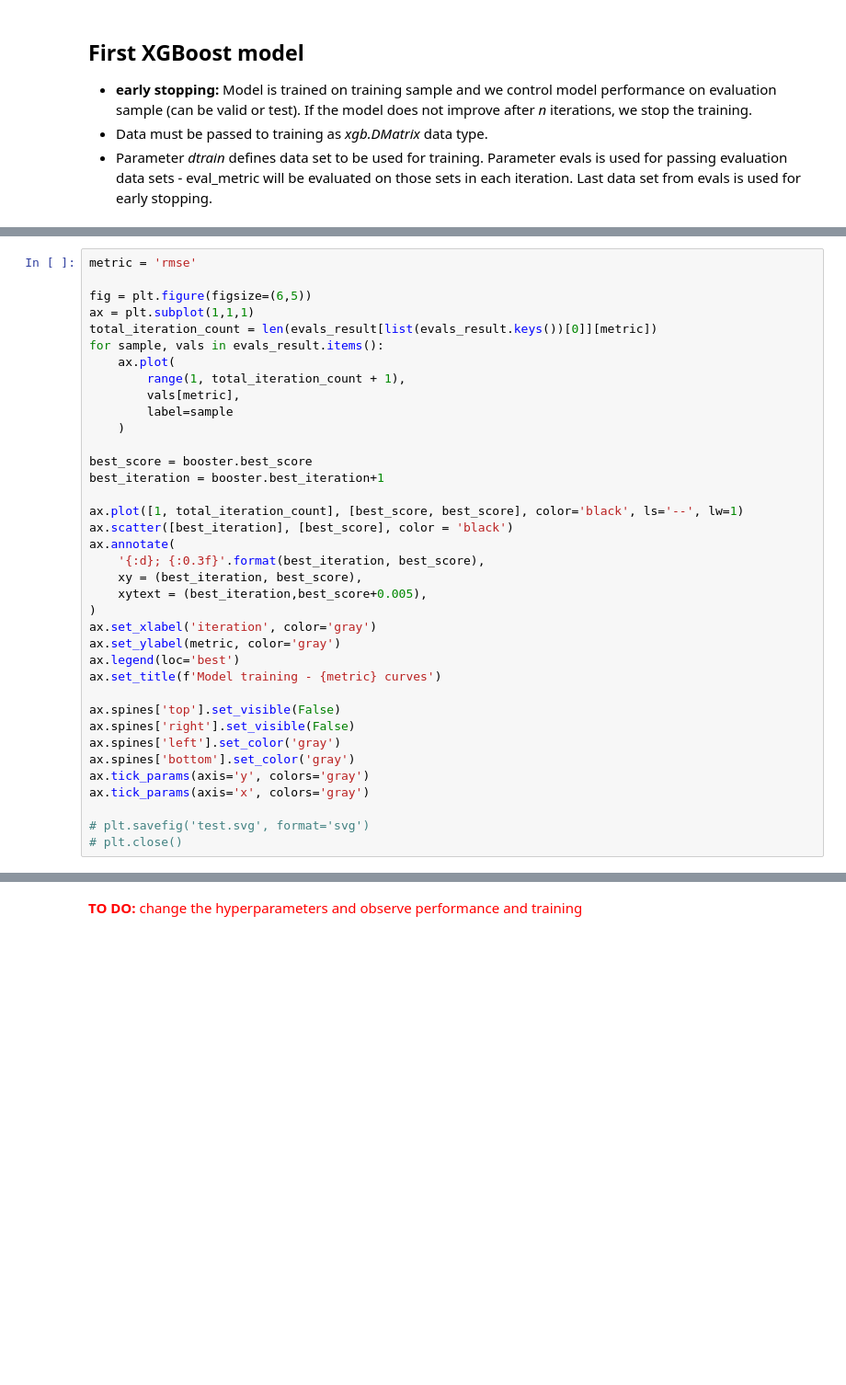
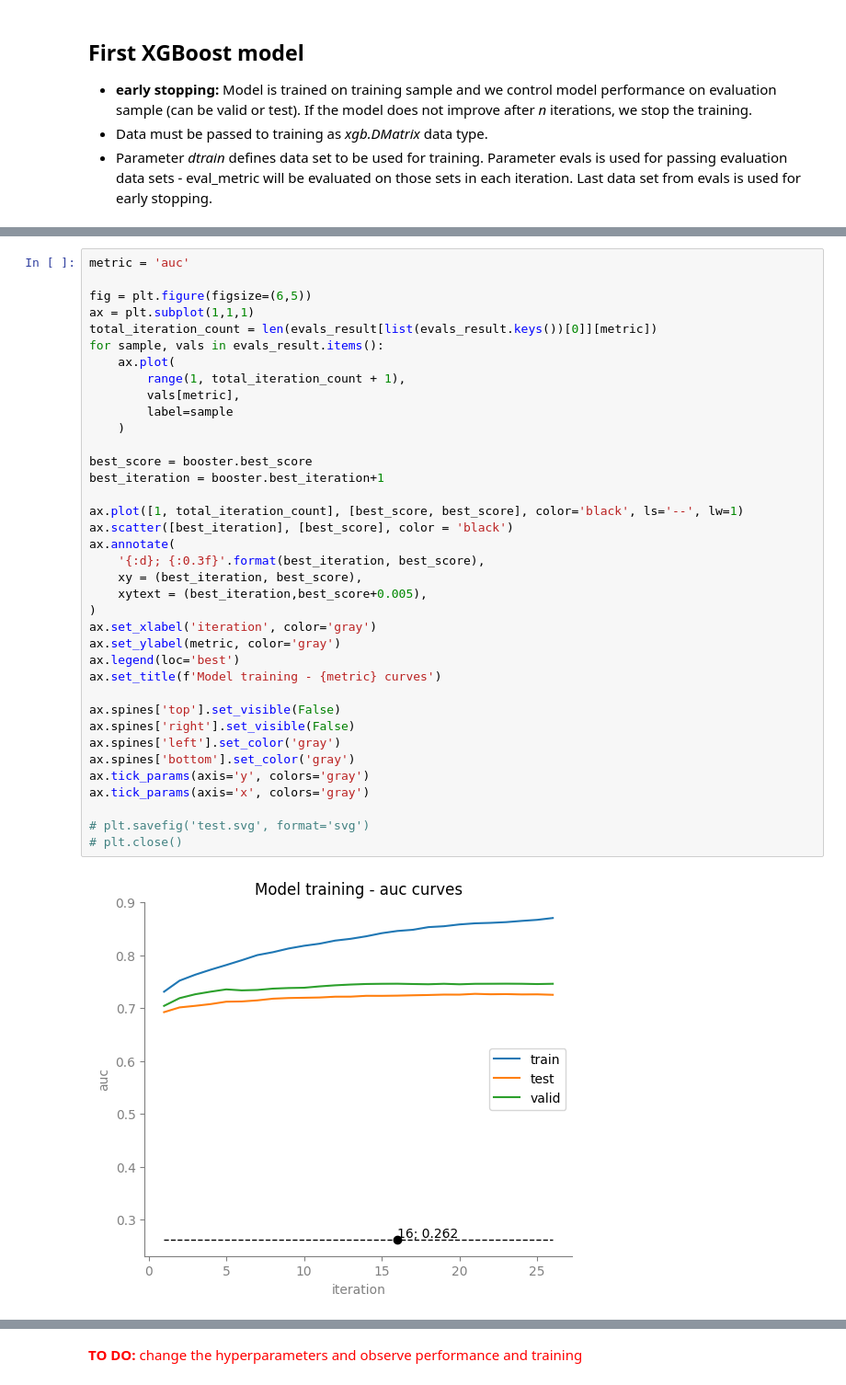
Before and after one commit to WerKz21/Data_Science_2, a Jupyter notebook: Practicals/04_decision_trees/xgboost.ipynb, the cells around one changed output, grey strips where cells are left out. Shown at 92% size. Saved outputs shown, nothing was run; the diff lists cells and outputs as text; blank space fills up the shorter version.

```diff
--- a/Practicals/04_decision_trees/xgboost.ipynb
+++ b/Practicals/04_decision_trees/xgboost.ipynb
@@ -314,5 +352,5 @@ booster = xgb.train(
 # %%
-metric = 'rmse'
+metric = 'auc'
 
 fig = plt.figure(figsize=(6,5))
 ax = plt.subplot(1,1,1)
@@ -321,33 +359,35 @@ for sample, vals in evals_result.items():
     ax.plot(
         range(1, total_iteration_count + 1),
         vals[metric],
         label=sample
     )
 
 best_score = booster.best_score
 best_iteration = booster.best_iteration+1
 
 ax.plot([1, total_iteration_count], [best_score, best_score], color='black', ls='--', lw=1)
 ax.scatter([best_iteration], [best_score], color = 'black')
 ax.annotate(
     '{:d}; {:0.3f}'.format(best_iteration, best_score),
     xy = (best_iteration, best_score),
     xytext = (best_iteration,best_score+0.005),
 )
 ax.set_xlabel('iteration', color='gray')
 ax.set_ylabel(metric, color='gray')
 ax.legend(loc='best')
 ax.set_title(f'Model training - {metric} curves')
 
 ax.spines['top'].set_visible(False)
 ax.spines['right'].set_visible(False)
 ax.spines['left'].set_color('gray')
 ax.spines['bottom'].set_color('gray')
 ax.tick_params(axis='y', colors='gray')
 ax.tick_params(axis='x', colors='gray')
 
 # plt.savefig('test.svg', format='svg')
 # plt.close()
+# %% [output]
+[figure, added]
 # %%
 importance_type = 'total_gain'
 
```
Also changed, not shown: parts of 8 cells of this notebook, 3 other files.
